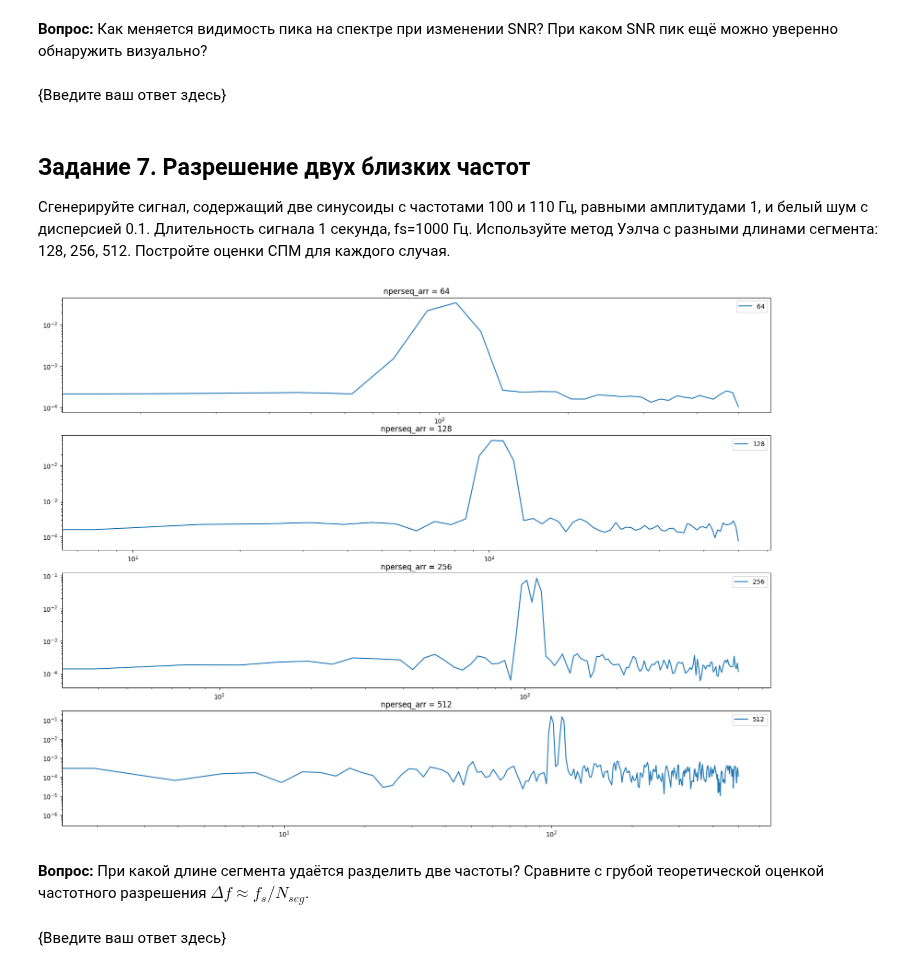
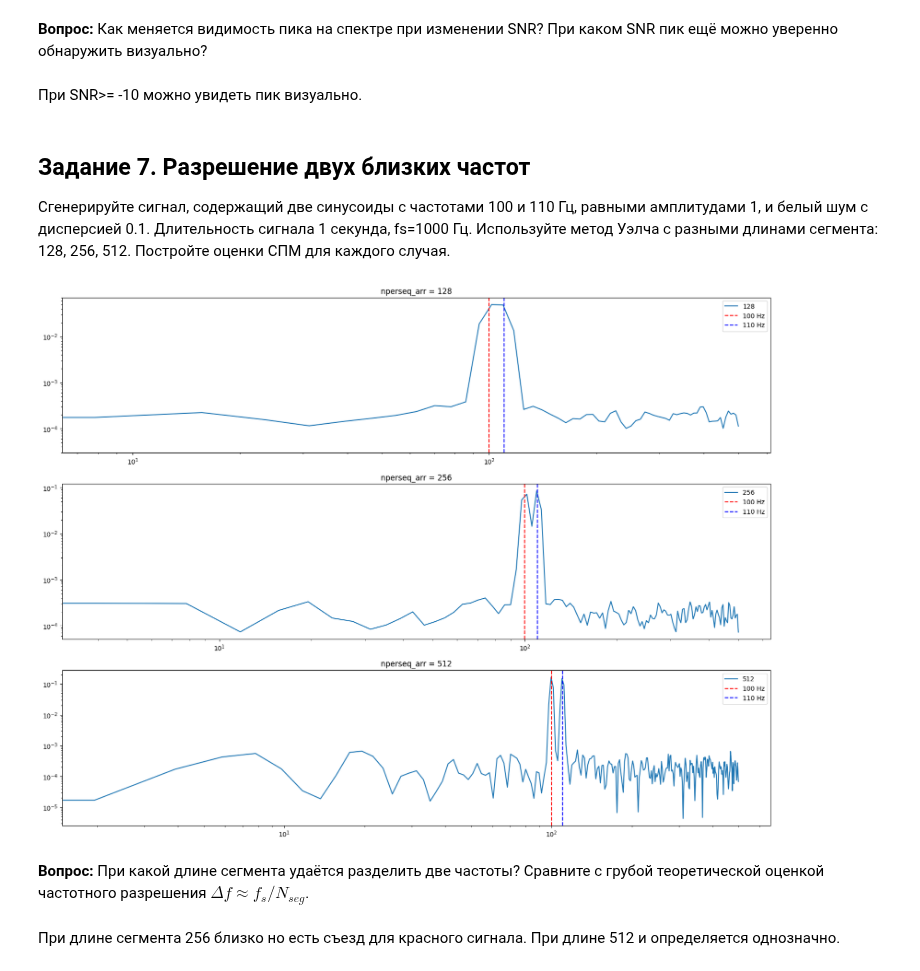
Before and after one commit to Korobokkk/YADRO-2026_dsp-seminars, a Jupyter notebook: kiselel_4_lab.ipynb, the cells around one changed output. Drawn from its saved outputs; the diff is of its cells as text; code cells hidden in the pictures.

```diff
--- a/kiselel_4_lab.ipynb
+++ b/kiselel_4_lab.ipynb
@@ -30,12 +30,14 @@ white_noise = np.random.normal(0, scale, fs * T)
 #pink noise
 X = np.fft.rfft(white_noise)
 freqs = np.fft.rfftfreq(T * fs, d = 1 / fs)
+X[0] = 1
 X[1:] *= 1 / np.sqrt(freqs[1:])
 pink_noise = np.fft.irfft(X)
 pink_noise /= np.std(pink_noise)
 
 #red noise
 red_noise = np.cumsum(white_noise)
+red_noise -= np.mean(red_noise)
 red_noise /= np.std(red_noise)
 
 # print(len(white_noise))
@@ -57,9 +59,11 @@ plt.subplot(3, 1, 3)
 # #plt.figure(figsize = (16,8))
 plt.title('Красный шум')
 plt.plot(t, red_noise)
+plt.xlim(0,2)
+plt.ylim(min(red_noise),max(red_noise))
 plt.show()
 
-print(f'Белый шум: mean - {np.mean(white_noise)}, disp {np.var(white_noise)}')
-print(f'Розовый шум: mean - {np.mean(pink_noise)}, disp {np.var(pink_noise)}')
-print(f'Красный шум: mean - {np.mean(red_noise)}, disp {np.var(red_noise)}')
+print(f'Белый шум: mean: {np.mean(white_noise):.4f}, disp: {np.var(white_noise):.4f}')
+print(f'Розовый шум: mean: {np.mean(pink_noise):.4f}, disp: {np.var(pink_noise):.4f}')
+print(f'Красный шум: mean: {np.mean(red_noise):.4f}, disp: {np.var(red_noise):.4f}')
 # %% [output]
@@ -192,10 +216,10 @@ def make_signals_with_noise(disp):
   freqs = np.fft.rfftfreq(T * fs, d = 1 / fs)
   X[1:] /= np.sqrt(freqs[1:])
   pink_n = np.fft.irfft(X)
-  pink_n /= np.std(pink_n)
+  pink_n = pink_n / np.std(pink_n) * sigma
   #RED
   red_n = np.cumsum(white_n)
-  red_n /= np.std(red_n)
+  red_n = red_n / np.std(red_n) * sigma
   return white_n,  pink_n, red_n
 
 
@@ -247,10 +271,10 @@ for d in disp_arr:
   f_white, arr_white = scipy.signal.periodogram(white_noise_with_another_disp, fs = 1000)
   f_pink, arr_pink = scipy.signal.periodogram(pink_noise_with_another_disp, fs = 1000)
   f_red, arr_red = scipy.signal.periodogram(red_noise_with_another_disp, fs = 1000)
-  axes[6].loglog(f_white, arr_white,  label = f'disp = {d}')
+  axes[6].loglog(f_white[1:], arr_white[1:],  label = f'disp = {d}')
   axes[6].legend()
-  axes[7].loglog(f_pink, arr_pink,  label = f'disp = {d}')
+  axes[7].loglog(f_pink[1:], arr_pink[1:],  label = f'disp = {d}')
   axes[7].legend()
-  axes[8].loglog(f_red, arr_red, label = f'disp = {d}')
+  axes[8].loglog(f_red[1:], arr_red[1:], label = f'disp = {d}')
   axes[8].legend()
 # %% [output]
@@ -315,50 +357,46 @@ disp = 50.0
 # %% [markdown]
 **Вопрос:** Как меняется видимость пика на спектре при изменении SNR? При каком SNR пик ещё можно уверенно обнаружить визуально?
-# %% [markdown]
-{Введите ваш ответ здесь}
+# %% [markdown]
+При SNR>= -10 можно увидеть пик визуально.
 # %% [markdown]
 ## Задание 7. Разрешение двух близких частот
 Сгенерируйте сигнал, содержащий две синусоиды с частотами 100 и 110 Гц, равными амплитудами 1, и белый шум с дисперсией 0.1. Длительность сигнала 1 секунда, fs=1000 Гц. Используйте метод Уэлча с разными длинами сегмента: 128, 256, 512. Постройте оценки СПМ для каждого случая.
 # %%
 def custom_signal(freq1, freq2):
   T = 1
   fs = 1000
 
   A = 1
   phase = 0
   t = np.arange(0, 1, 1 / fs)
   signal1 = A * np.sin(2 * np.pi * t * freq1 + phase)
   signal2 = A * np.sin(2 * np.pi * t * freq2 + phase)
 
   Pnoise = 0.1
 
   new_noise = np.random.normal(0, np.sqrt(Pnoise), T * fs)
   result_signal = signal1 + signal2 + new_noise
 
-  nperseq_arr = [64, 128, 256, 512]
+  nperseq_arr = [128, 256, 512]
 
   plt.figure(figsize=(20, 15))
   counter = 0
   for n in nperseq_arr:
     counter += 1
 
     f_white_welch, arr_white_welch = scipy.signal.welch(result_signal, fs=fs, window='hann', nperseg = n , noverlap = n // 2)
-    plt.subplot(4, 1, counter)
+    plt.subplot(3, 1, counter)
     plt.title(f'nperseq_arr = {n}')
     plt.loglog(f_white_welch, arr_white_welch, label= f"{str(n)}")
+    plt.axvline(100, color='red', linestyle='--', label='100 Hz')
+    plt.axvline(110, color='blue', linestyle='--', label='110 Hz')
     plt.legend()
     plt.draw()
 
-
-# SNR_arr = [20, 10, 0, -10, -20 ]
-# for snr in SNR_arr:
-#   find_harmonic(snr)
-
 custom_signal(100, 110)
-#new_noise = np.random.
 # %% [output]
-[figure, old version]
+[figure, new version]
 # %% [markdown]
 **Вопрос:** При какой длине сегмента удаётся разделить две частоты? Сравните с грубой теоретической оценкой частотного разрешения $\Delta f \approx f_s / N_{seg}$.
-# %% [markdown]
-{Введите ваш ответ здесь}
+# %% [markdown]
+При длине сегмента 256 близко но есть съезд для красного сигнала. При длине 512 и определяется однозначно.
```
Also changed, not shown: parts of 16 cells of this notebook.
